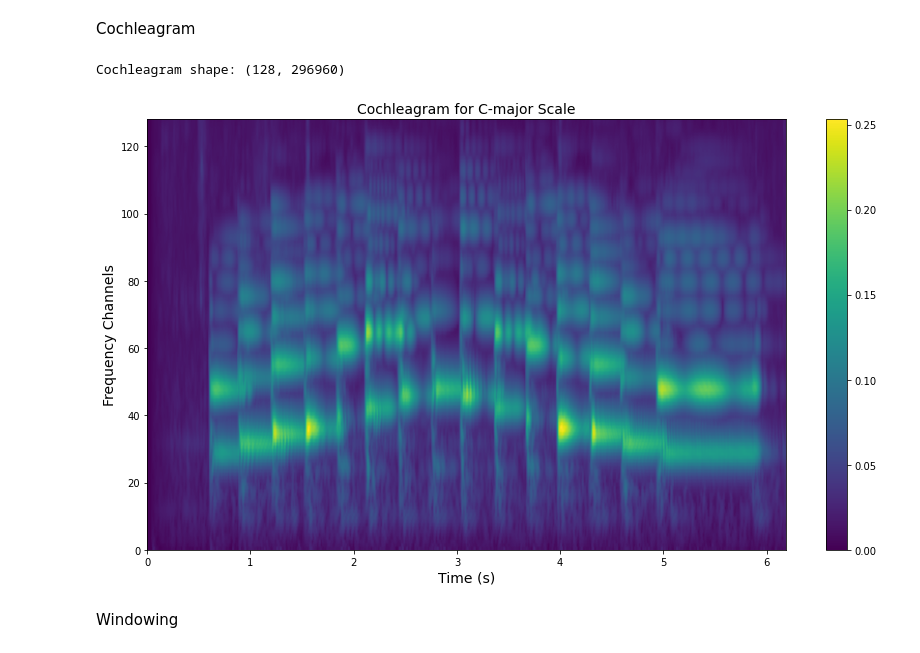
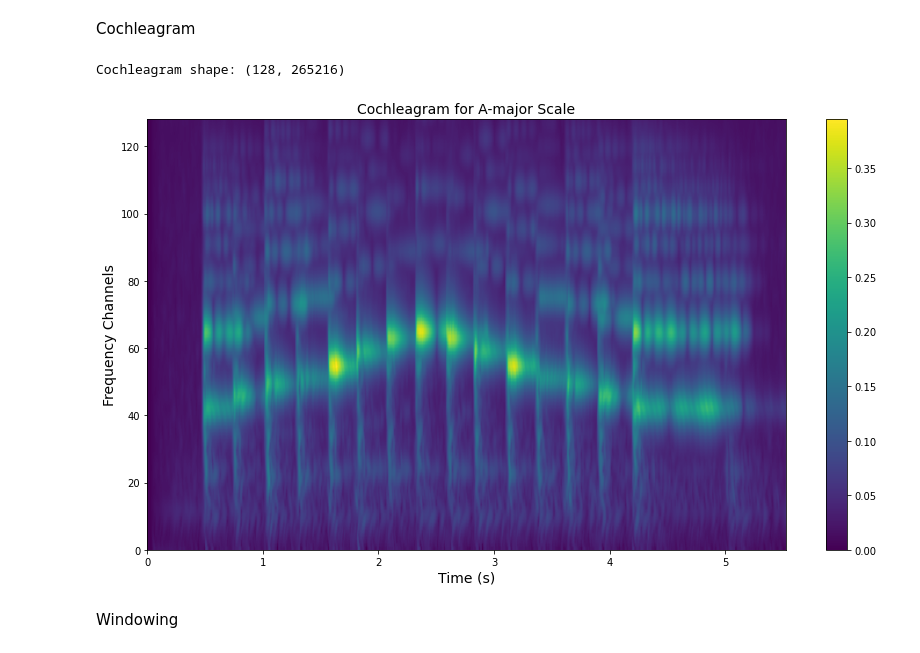
Before and after one commit to salveron/bachelors_thesis, a Jupyter notebook: src/main_example.ipynb, the cells around one changed output. Saved outputs shown, nothing was run; the diff lists cells and outputs as text; code cells hidden in the pictures.

```diff
--- a/src/main_example.ipynb
+++ b/src/main_example.ipynb
@@ -10,7 +10,7 @@ from scripts import *
 # %% [markdown]
 The input sound is initially binaural, keeping both channels to be able to play it
 # %%
-file_name = "C dur rychle.wav"
+file_name = "A dur rychle.wav"
 base_name, extension = file_name.split(".")
 sound = load_sound(file_name, monaural=False)
 # %% [output]
@@ -43,13 +43,13 @@ n_channels = 128
 cochleagram, center_freqs = compute_cochleagram(sound, n_channels, return_cf=True)
 print(f"Cochleagram shape: {cochleagram.shape}")
 # %% [output]
-Cochleagram shape: (128, 296960)
+Cochleagram shape: (128, 265216)
 # %%
 import os
-plot_cochleagram(cochleagram, sound.samplerate, plot_title="Cochleagram for C-major Scale",
-                 save_figure=False, save_file_path=os.path.join("..", "text", "src", "include", "cochleagram_example_C-major.jpg"))
+plot_cochleagram(cochleagram, sound.samplerate, plot_title="Cochleagram for A-major Scale",
+                 save_figure=False, save_file_path=os.path.join("..", "text", "src", "include", "cochleagram_example_A-major.jpg"))
 # %% [output]
-[figure, old version]
+[figure, new version]
 # %% [markdown]
 Windowing
 # %%
```
Also changed, not shown: parts of 5 cells of this notebook, 34 other files.
